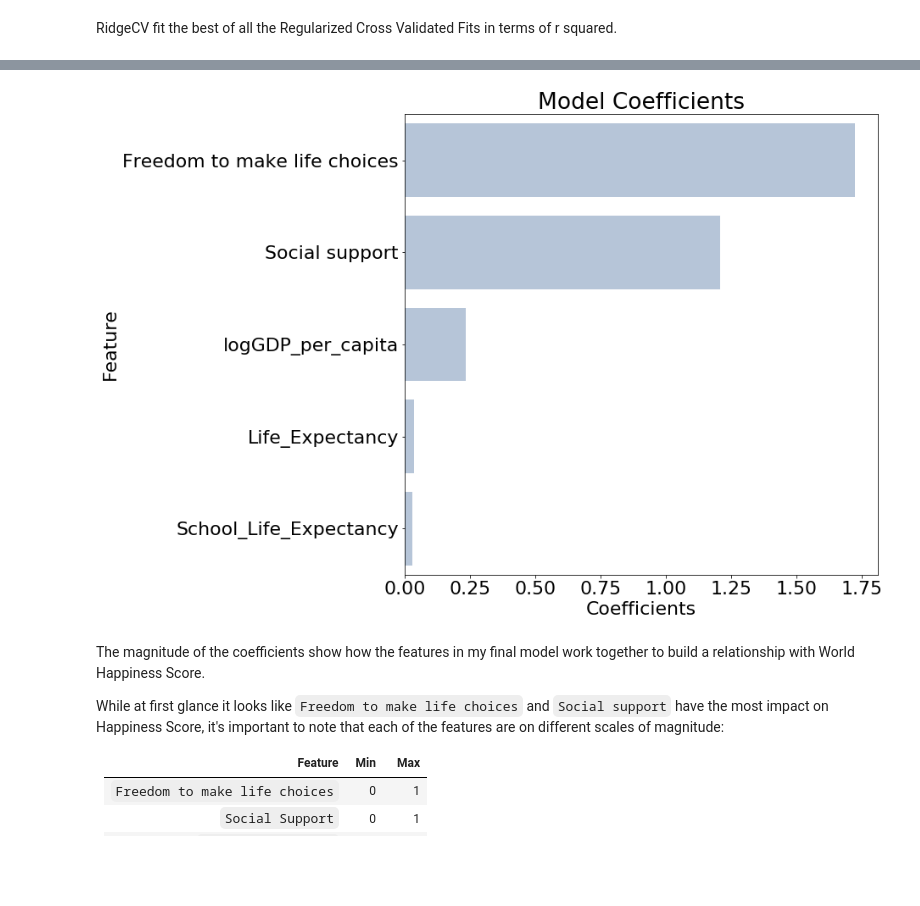
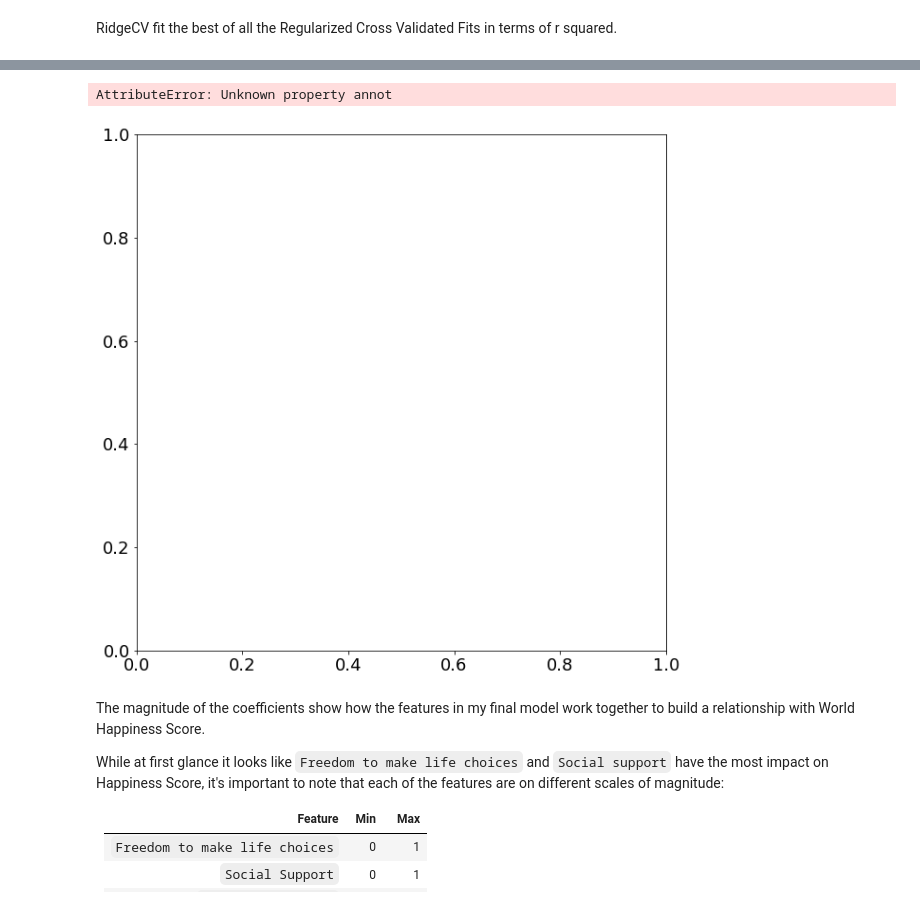
Before and after one commit to emilyageller/Geller_Metis, a Jupyter notebook: Project 2/Part 3_EDA and Regression.ipynb, the cells around one changed output, grey strips where cells are left out. Drawn from its saved outputs; the diff is of its cells as text; code cells hidden in the pictures; blank space fills up the shorter version.

```diff
--- a/Project 2/Part 3_EDA and Regression.ipynb
+++ b/Project 2/Part 3_EDA and Regression.ipynb
@@ -624,7 +631,7 @@ plt.savefig('ResidualsvPrediction')
 # %%
 pred = rcv.predict(X_test)
 residual = rcv.predict(X_test) - y_test
-plt.rcParams.update({'font.size': 22})
+plt.rcParams.update({'font.size': 18})
 plt.figure(figsize=(30,20))
 
 plt.subplot(2, 3, 1)
@@ -672,5 +679,5 @@ plt.ylabel("Score")
 plt.legend()
 plt.ylim(0,10)
 
-plt.savefig('RegressionFit')
+plt.savefig('../../emilyageller.github.io/images/RegressionFit')
 # %% [output]
@@ -722,12 +731,13 @@ coefficients
 # %%
 f, ax = plt.subplots(1,1,figsize=(10,10))
 
-sns.barplot(x="Coefficients", y="Feature", data=coefficients,label="Total",color='lightsteelblue')
+sns.barplot(x="Coefficients", y="Feature",annot=True, data=coefficients,label="Total",color='lightsteelblue')
 plt.title('Model Coefficients')
 
-plt.savefig('coefficients',bbox_inches='tight')
+plt.savefig('../../emilyageller.github.io/images/coefficients',bbox_inches='tight')
 # %% [output]
+AttributeError: Unknown property annot
-[figure, old version]
+[figure, new version]
 # %% [markdown]
 The magnitude of the coefficients show how the features in my final model work together to build a relationship with World Happiness Score.
 
```
Also changed, not shown: parts of 33 cells of this notebook, 29 other files.
